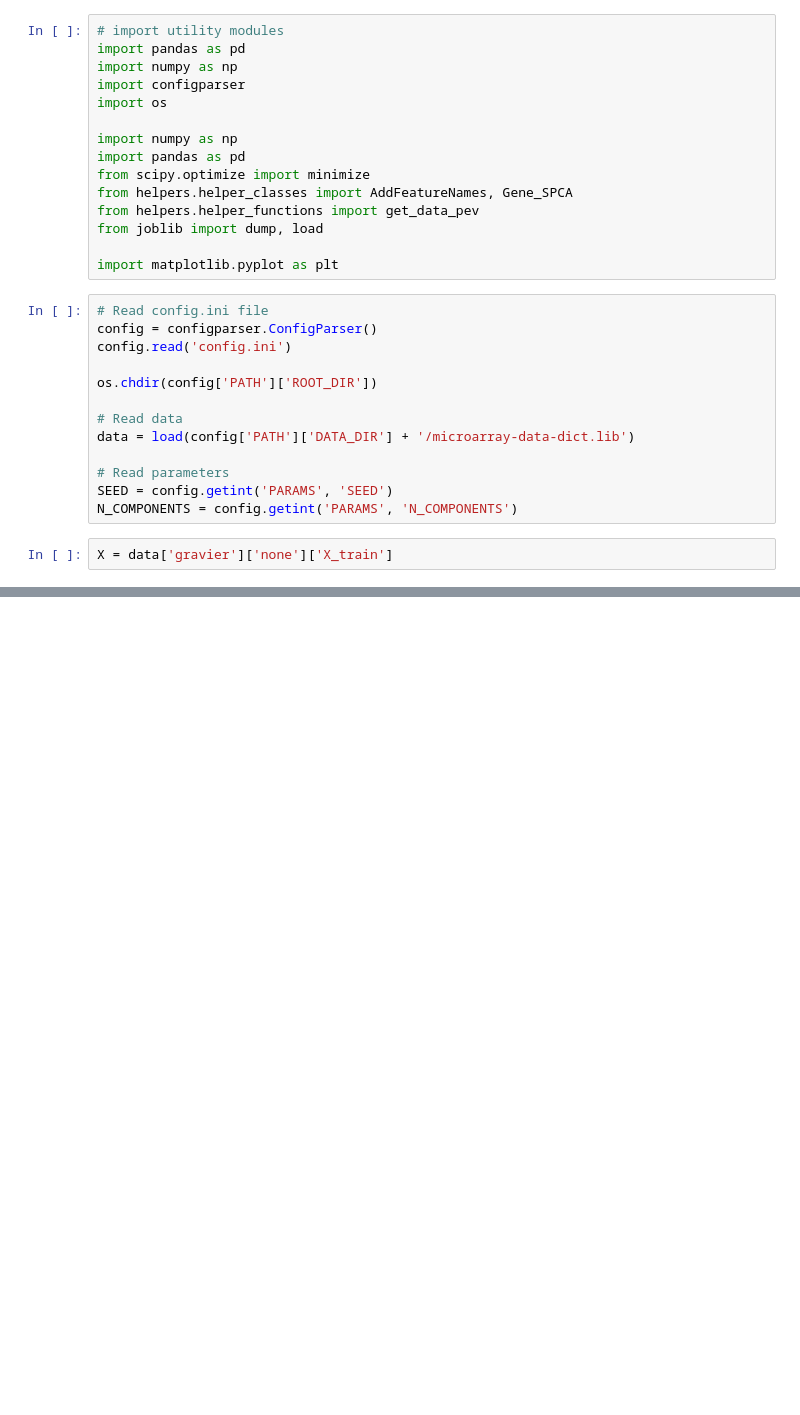
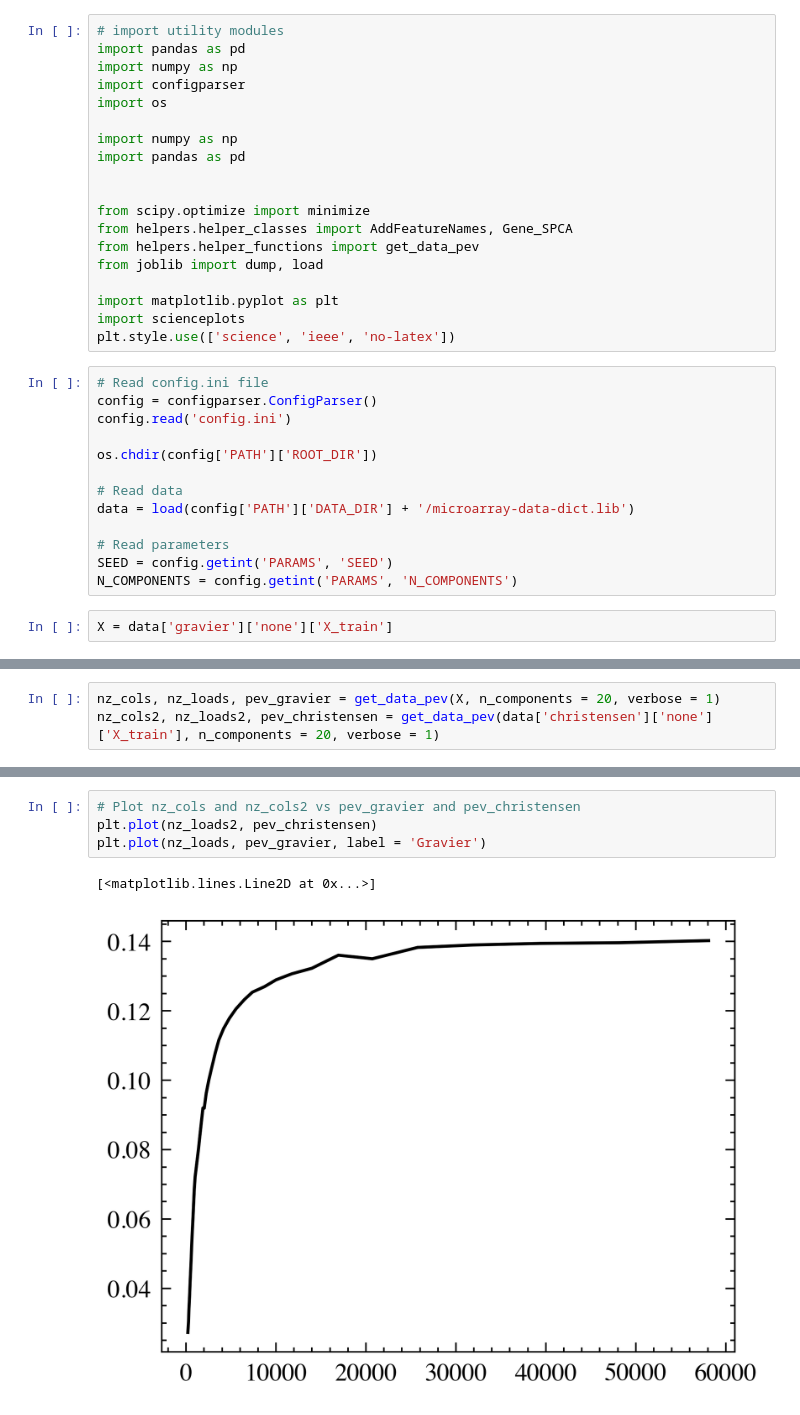
Before and after one commit to jaccobroere/vu-case-study-eds, a Jupyter notebook: src/spca_microarr.ipynb, the cells around one changed output, grey strips where cells are left out. Saved outputs shown, nothing was run; the diff lists cells and outputs as text; blank space fills up the shorter version.

Commit message:
plots ready, waiting for regular pca

```diff
--- a/src/spca_microarr.ipynb
+++ b/src/spca_microarr.ipynb
@@ -7,12 +7,16 @@ import os
 
 import numpy as np
 import pandas as pd
+
+
 from scipy.optimize import minimize
 from helpers.helper_classes import AddFeatureNames, Gene_SPCA
 from helpers.helper_functions import get_data_pev
 from joblib import dump, load
 
 import matplotlib.pyplot as plt
+import scienceplots
+plt.style.use(['science', 'ieee', 'no-latex'])
 # %%
 # Read config.ini file
 config = configparser.ConfigParser()
@@ -221,0 +40,3 @@ X_pca
+# %%
+nz_cols, nz_loads, pev_gravier = get_data_pev(X, n_components = 20, verbose = 1)
+nz_cols2, nz_loads2, pev_christensen = get_data_pev(data['christensen']['none']['X_train'], n_components = 20, verbose = 1)
@@ -221,0 +61,7 @@ X_pca
+# %%
+# Plot nz_cols and nz_cols2 vs pev_gravier and pev_christensen
+plt.plot(nz_loads2, pev_christensen)
+plt.plot(nz_loads, pev_gravier, label = 'Gravier')
+# %% [output]
+[<matplotlib.lines.Line2D at 0x...>]
+[figure, added]
```
Also changed, not shown: parts of 10 cells of this notebook, 1 other file.
